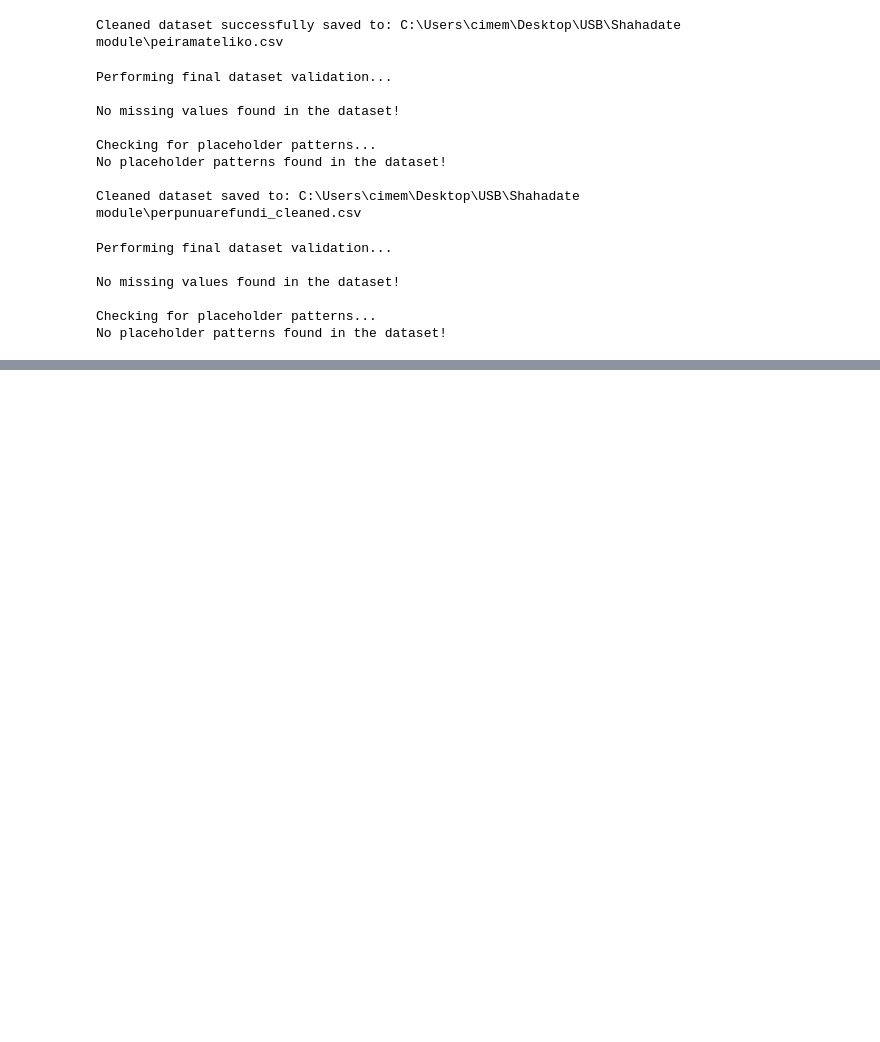
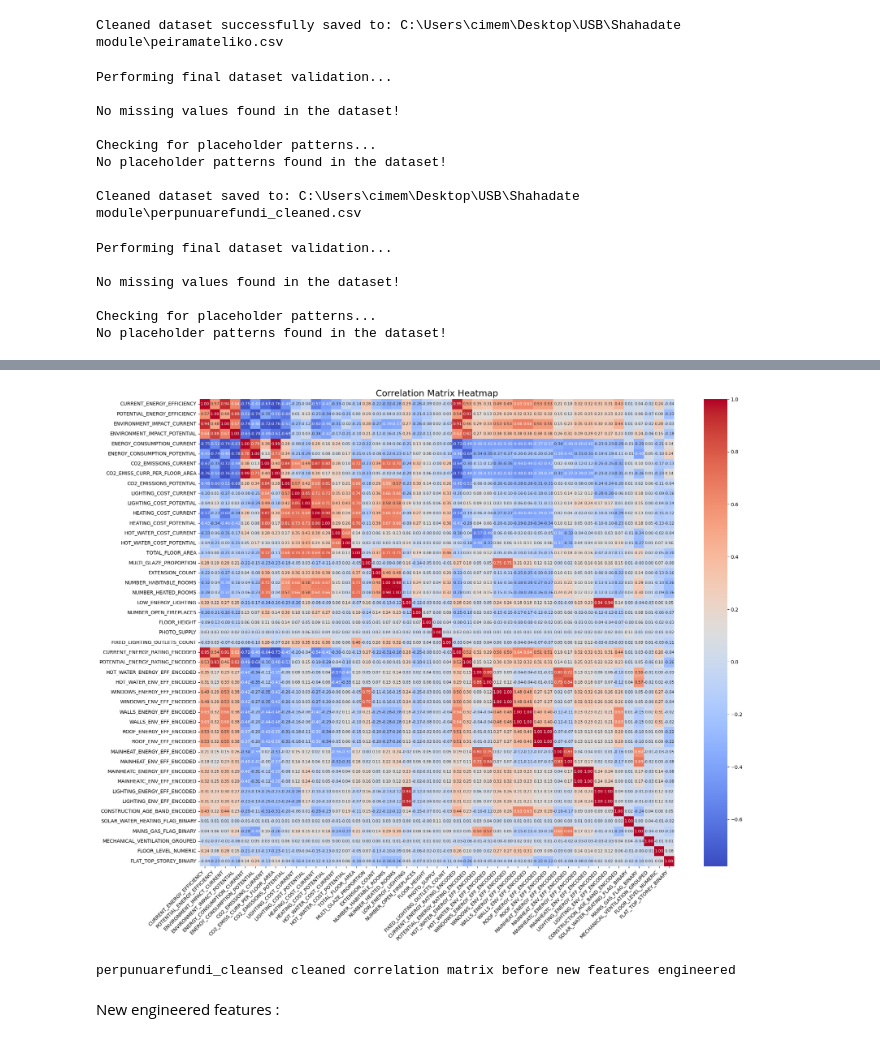
Before and after one commit to cimem37/CO617-Data-Science-CW1, a Jupyter notebook: Data Sciense assignment CO617.ipynb, the cells around one changed output, grey strips where cells are left out. Saved outputs shown, nothing was run; the diff lists cells and outputs as text; code cells hidden in the pictures; blank space fills up the shorter version.

```diff
--- a/Data Sciense assignment CO617.ipynb
+++ b/Data Sciense assignment CO617.ipynb
@@ -5071,0 +4946,36 @@ df.shape
+# %%
+import pandas as pd
+import matplotlib.pyplot as plt
+import seaborn as sns
+
+
+# Select only numerical columns for correlation matrix
+numeric_columns = df.select_dtypes(include=['float64', 'int64']).columns
+correlation_matrix = df[numeric_columns].corr()
+
+# Plot the correlation matrix
+plt.figure(figsize=(20, 16))  # Increased figure size for better fit
+sns.heatmap(
+    correlation_matrix,
+    annot=True,            # Display correlation values
+    fmt=".2f",             # Format for correlation values
+    cmap='coolwarm',       # Color map
+    cbar=True,             # Add color bar
+    annot_kws={"size": 8}  # Reduce font size for annotations
+)
+
+# Rotate labels and adjust title
+plt.xticks(fontsize=10, rotation=45, ha="right")  # Rotate and align x-axis labels
+plt.yticks(fontsize=10, rotation=0)              # Keep y-axis labels horizontal
+plt.title("Correlation Matrix Heatmap", fontsize=18)
+plt.tight_layout()  # Ensure everything fits well
+
+# Show the plot
+plt.show()
+
+print("perpunuarefundi_cleansed cleaned correlation matrix before new features engineered")
+# %% [output]
+[figure, added]
+perpunuarefundi_cleansed cleaned correlation matrix before new features engineered
+# %% [markdown]
+New engineered features :
```
Also changed, not shown: parts of 18 cells of this notebook.
